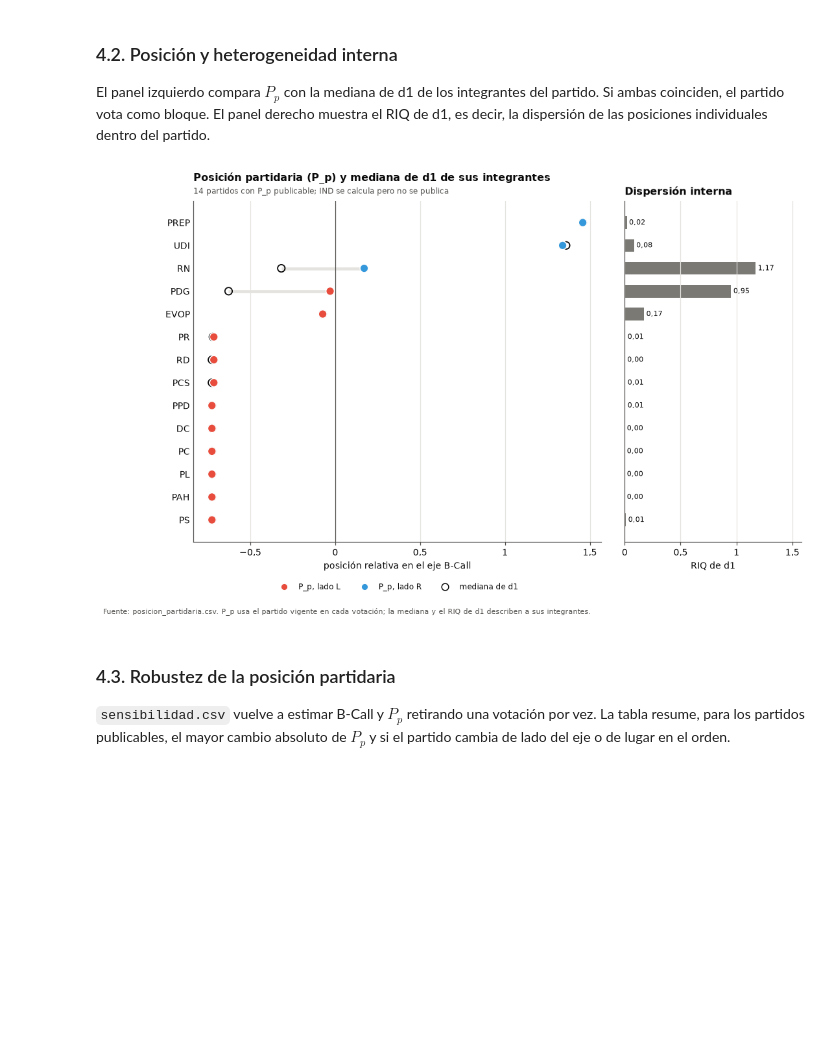
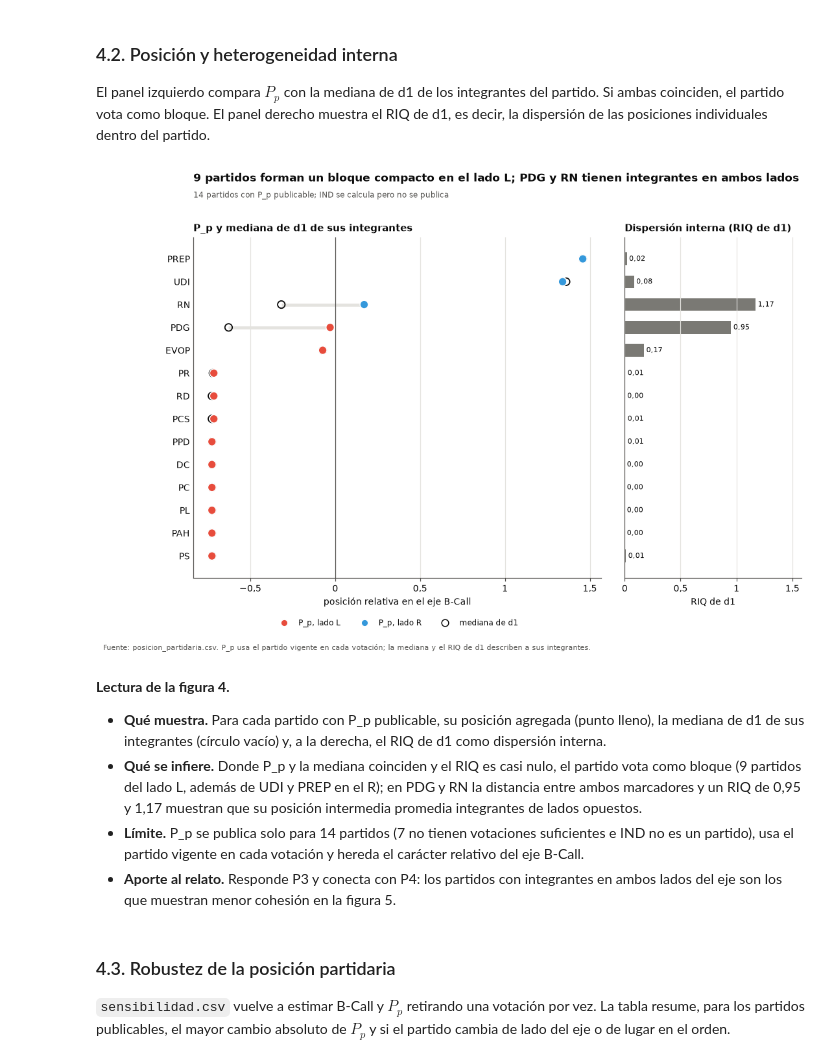
Before and after one commit to joserodriguezc/grupo_1_programacion_ciencia_datos, a Jupyter notebook: F4/notebooks/F4_06_comunicacion.ipynb, the cells around one changed output. Saved outputs shown, nothing was run; the diff lists cells and outputs as text; code cells hidden in the pictures; blank space fills up the shorter version.

```diff
--- a/F4/notebooks/F4_06_comunicacion.ipynb
+++ b/F4/notebooks/F4_06_comunicacion.ipynb
@@ -126,6 +126,15 @@ def pct(proporcion, decimales=0):
     return f'{vis.coma(100 * float(proporcion), decimales)} %'
 
 
+def lectura(numero, muestra, infiero, limite, aporte):
+    # Cuatro frases bajo cada figura, listas para copiar al informe.
+    texto(f'**Lectura de la figura {numero}.**\n\n'
+          f'- **Qué muestra.** {muestra}\n'
+          f'- **Qué se infiere.** {infiero}\n'
+          f'- **Límite.** {limite}\n'
+          f'- **Aporte al relato.** {aporte}')
+
+
 def lista(elementos):
     elementos = [str(e) for e in elementos]
     return elementos[0] if len(elementos) == 1 else ', '.join(elementos[:-1]) + ' y ' + elementos[-1]
@@ -684,6 +782,9 @@ coinciden, el partido vota como bloque. El panel derecho muestra el RIQ de d1, e
 dispersión de las posiciones individuales dentro del partido.
 # %%
 y = np.arange(len(publicables))
+n_bloque_l = int(publicables['P_p'].lt(-0.5).sum())
+divididos = publicables.loc[publicables['P_p'].abs().le(0.5)
+                            & publicables['iqr_d1'].ge(0.5), 'partido_alias'].tolist()
 fig, (ax, ax_riq) = plt.subplots(1, 2, figsize=(11, 6.2), sharey=True,
                                  gridspec_kw={'width_ratios': (3, 1.3), 'wspace': 0.08})
 colores = [vis.GRUPOS['L' if v < 0 else 'R'] for v in publicables['P_p']]
@@ -691,37 +792,66 @@ ax.hlines(y, publicables[['P_p', 'mediana_d1']].min(axis=1),
           publicables[['P_p', 'mediana_d1']].max(axis=1), color=vis.GRILLA, linewidth=3, zorder=1)
 ax.scatter(publicables['P_p'], y, s=70, color=colores, zorder=3, edgecolors='white')
 ax.scatter(publicables['mediana_d1'], y, s=55, facecolors='none', edgecolors=vis.TEXTO,
            linewidths=1.2, zorder=2)
 ax.axvline(0, color=vis.TEXTO_SECUNDARIO, linewidth=0.8)
 ax.set_yticks(y, publicables['partido_alias'])
 ax.tick_params(axis='y', length=0)
 ax.set_xlabel('posición relativa en el eje B-Call')
 ax.grid(axis='x')
 vis.formato_coma(ax, 'x')
-vis.titulo(ax, 'Posición partidaria (P_p) y mediana de d1 de sus integrantes',
-           f'{len(publicables)} partidos con P_p publicable; IND se calcula pero no se publica')
+fig.text(0.125, 1.0, f'{n_bloque_l} partidos forman un bloque compacto en el lado L; '
+         f'{lista(divididos)} tienen integrantes en ambos lados', fontsize=11,
+         fontweight='bold', color=vis.TEXTO, ha='left', va='bottom')
+fig.text(0.125, 0.965, f'{len(publicables)} partidos con P_p publicable; IND se calcula pero '
+         'no se publica', fontsize=8, color=vis.TEXTO_SECUNDARIO, ha='left', va='bottom')
+ax.set_title('P_p y mediana de d1 de sus integrantes', fontsize=9.5)
 vis.leyenda_inferior(ax, [vis.marcador(vis.GRUPOS['L'], 'P_p, lado L'),
                           vis.marcador(vis.GRUPOS['R'], 'P_p, lado R'),
                           plt.Line2D([], [], linestyle='', marker='o', markersize=7,
                                      markerfacecolor='none', markeredgecolor=vis.TEXTO,
                                      label='mediana de d1')], ncol=3, y=-0.1)
 
 ax_riq.barh(y, publicables['iqr_d1'], color=vis.NEUTRO, height=0.55)
 for posicion_y, valor in zip(y, publicables['iqr_d1']):
     ax_riq.text(valor + 0.02, posicion_y, c(valor), va='center', fontsize=7.5,
                 color=vis.TEXTO)
 ax_riq.set_xlim(0, publicables['iqr_d1'].max() * 1.35)
 ax_riq.set_xlabel('RIQ de d1')
 ax_riq.tick_params(axis='y', length=0)
 ax_riq.grid(axis='x')
 vis.formato_coma(ax_riq, 'x')
-vis.titulo(ax_riq, 'Dispersión interna')
+ax_riq.set_title('Dispersión interna (RIQ de d1)', fontsize=9.5)
 vis.nota(fig, 'Fuente: posicion_partidaria.csv. P_p usa el partido vigente en cada votación; '
               'la mediana y el RIQ de d1 describen a sus integrantes.', y=-0.04)
 guardar(fig, '04_posicion_partidos.png')
 plt.show()
+
+bloque_r_fig = publicables.loc[publicables['P_p'].gt(0.5), 'partido_alias'].tolist()
+iqr_divididos = publicables.set_index('partido_alias').loc[divididos, 'iqr_d1']
+lectura(
+    4,
+    'Para cada partido con P_p publicable, su posición agregada (punto lleno), la mediana de '
+    'd1 de sus integrantes (círculo vacío) y, a la derecha, el RIQ de d1 como dispersión '
+    'interna.',
+    f'Donde P_p y la mediana coinciden y el RIQ es casi nulo, el partido vota como bloque '
+    f'({n_bloque_l} partidos del lado L, además de {lista(bloque_r_fig)} en el R); en '
+    f'{lista(divididos)} '
+    f'la distancia entre ambos marcadores y un RIQ de {lista(c(v) for v in iqr_divididos)} '
+    'muestran que su posición intermedia promedia integrantes de lados opuestos.',
+    f'P_p se publica solo para {len(publicables)} partidos '
+    f'({int(partidos["P_p"].isna().sum())} no tienen votaciones suficientes e IND no es un '
+    'partido), usa el partido vigente en cada votación y hereda el carácter relativo del eje '
+    'B-Call.',
+    'Responde P3 y conecta con P4: los partidos con integrantes en ambos lados del eje son los '
+    'que muestran menor cohesión en la figura 5.')
 # %% [output]
-[figure, old version]
+[figure, new version]
+**Lectura de la figura 4.**
+
+- **Qué muestra.** Para cada partido con P_p publicable, su posición agregada (punto lleno), la mediana de d1 de sus integrantes (círculo vacío) y, a la derecha, el RIQ de d1 como dispersión interna.
+- **Qué se infiere.** Donde P_p y la mediana coinciden y el RIQ es casi nulo, el partido vota como bloque (9 partidos del lado L, además de UDI y PREP en el R); en PDG y RN la distancia entre ambos marcadores y un RIQ de 0,95 y 1,17 muestran que su posición intermedia promedia integrantes de lados opuestos.
+- **Límite.** P_p se publica solo para 14 partidos (7 no tienen votaciones suficientes e IND no es un partido), usa el partido vigente en cada votación y hereda el carácter relativo del eje B-Call.
+- **Aporte al relato.** Responde P3 y conecta con P4: los partidos con integrantes en ambos lados del eje son los que muestran menor cohesión en la figura 5.
 # %% [markdown]
 ### 4.3. Robustez de la posición partidaria
 `sensibilidad.csv` vuelve a estimar B-Call y $P_p$ retirando una votación por vez. La tabla
```
Also changed, not shown: parts of 6 cells of this notebook, 6 other files.
